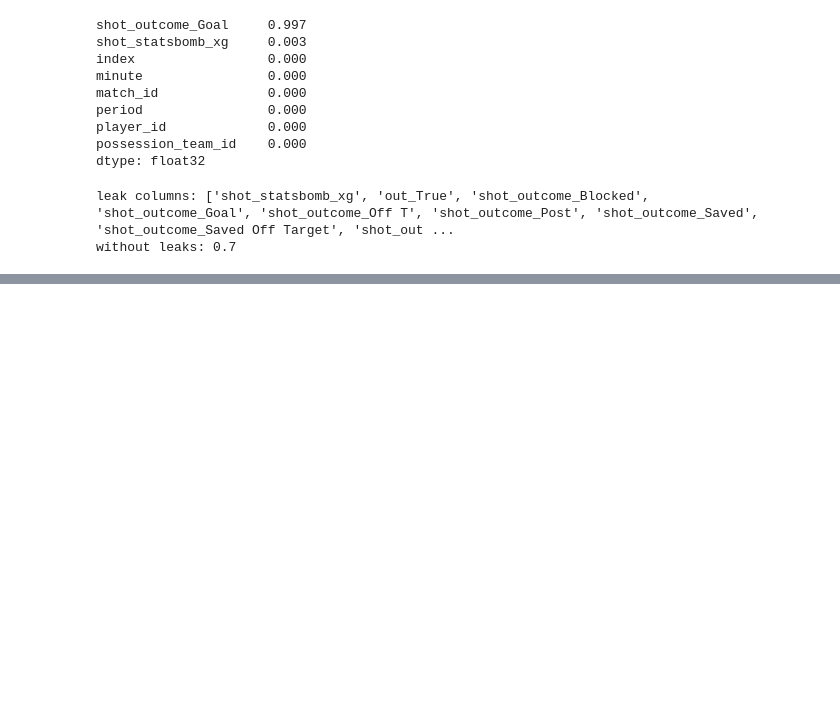
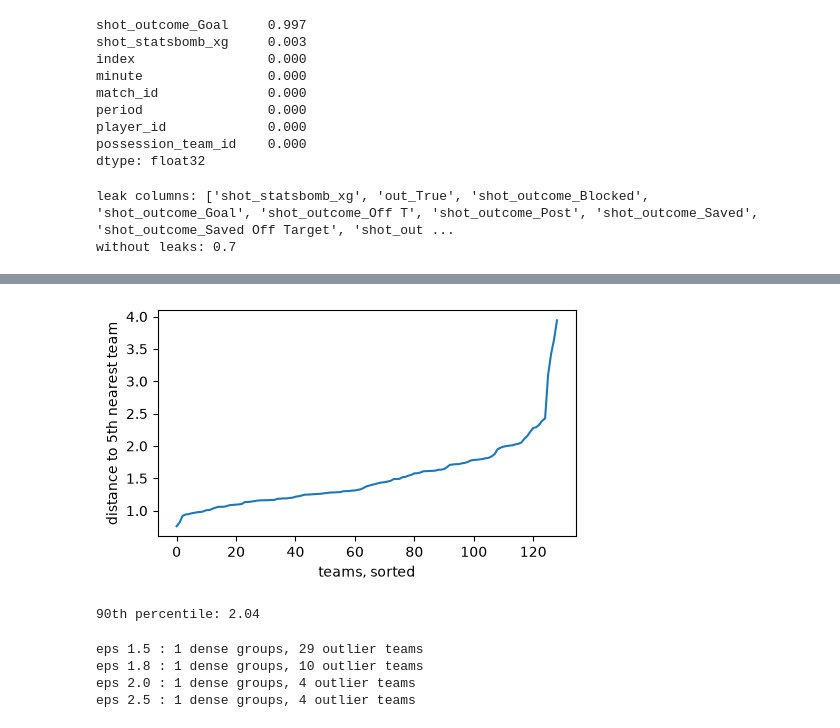
Before and after one commit to darpan-chapagain/goal-pass-predictor, a Jupyter notebook: notebooks/03_eda.ipynb, the cells around one changed output, grey strips where cells are left out. Drawn from its saved outputs; the diff is of its cells as text; code cells hidden in the pictures; blank space fills up the shorter version.

```diff
--- a/notebooks/03_eda.ipynb
+++ b/notebooks/03_eda.ipynb
@@ -111,0 +230,35 @@ without leaks: 0.7
+# %%
+from sklearn.cluster import DBSCAN
+from sklearn.neighbors import NearestNeighbors
+
+# team styles from notebook 10, scaled the same way
+styles = pd.read_csv("../outputs/team_styles.csv")
+nums = ["passesPerMatch", "forwardShare", "averageLength", "longShare",
+        "highShare", "finalThirdShare", "crossShare", "risk"]
+X = styles[nums].values
+X = (X - X.mean(axis=0)) / X.std(axis=0)
+
+# distance to the 5th nearest team, sorted. where the curve bends is a sensible eps
+d, _ = NearestNeighbors(n_neighbors=5).fit(X).kneighbors(X)
+k = np.sort(d[:, 4])
+plt.figure(figsize=(5, 3))
+plt.plot(k)
+plt.xlabel("teams, sorted")
+plt.ylabel("distance to 5th nearest team")
+plt.tight_layout()
+plt.show()
+print("90th percentile:", round(np.percentile(k, 90), 2))
+# %% [output]
+[figure, added]
+90th percentile: 2.04
+# %%
+for eps in [1.5, 1.8, 2.0, 2.5]:
+    lab = DBSCAN(eps=eps, min_samples=5).fit_predict(X)
+    groups = set(lab)
+    groups.discard(-1)
+    print("eps", eps, ":", len(groups), "dense groups,", (lab == -1).sum(), "outlier teams")
+# %% [output]
+eps 1.5 : 1 dense groups, 29 outlier teams
+eps 1.8 : 1 dense groups, 10 outlier teams
+eps 2.0 : 1 dense groups, 4 outlier teams
+eps 2.5 : 1 dense groups, 4 outlier teams
```
Also changed, not shown: parts of 8 cells of this notebook, 3 other files.
